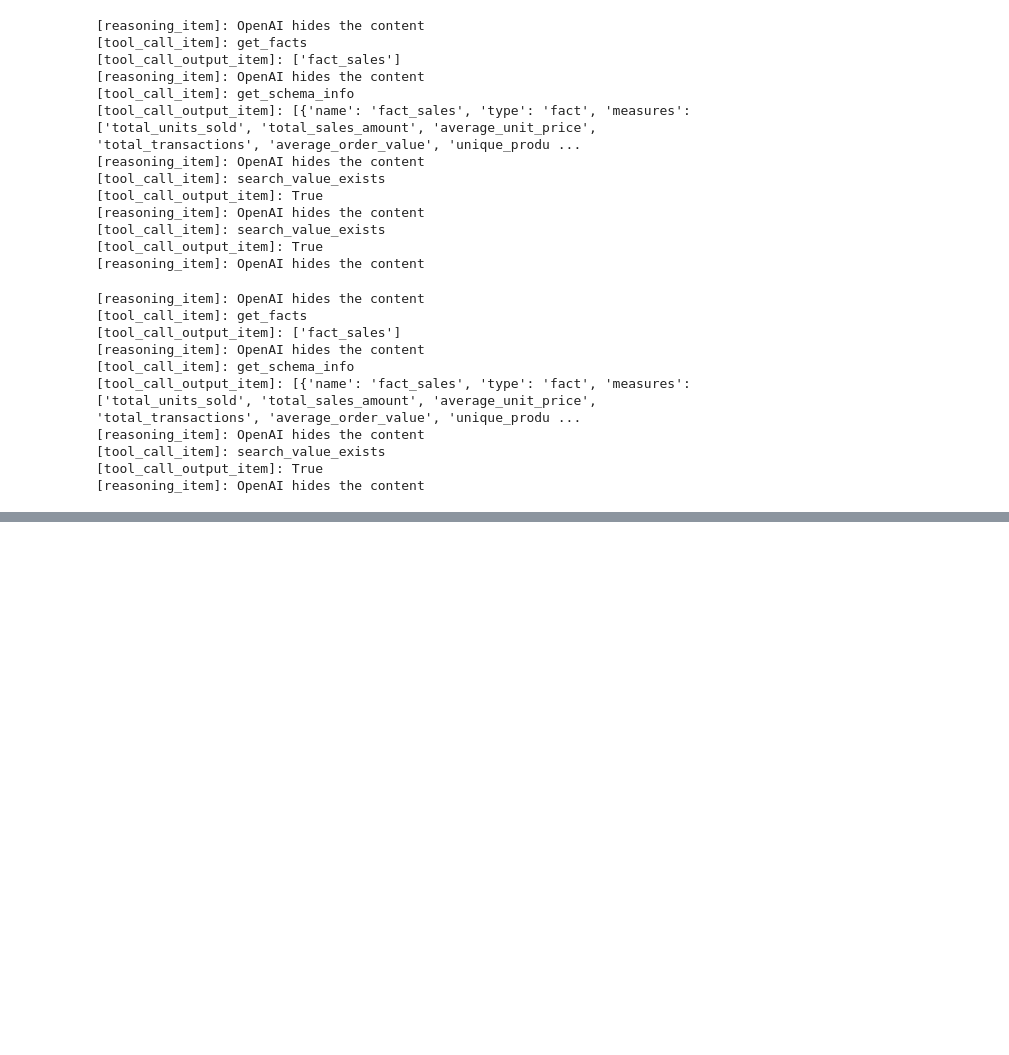
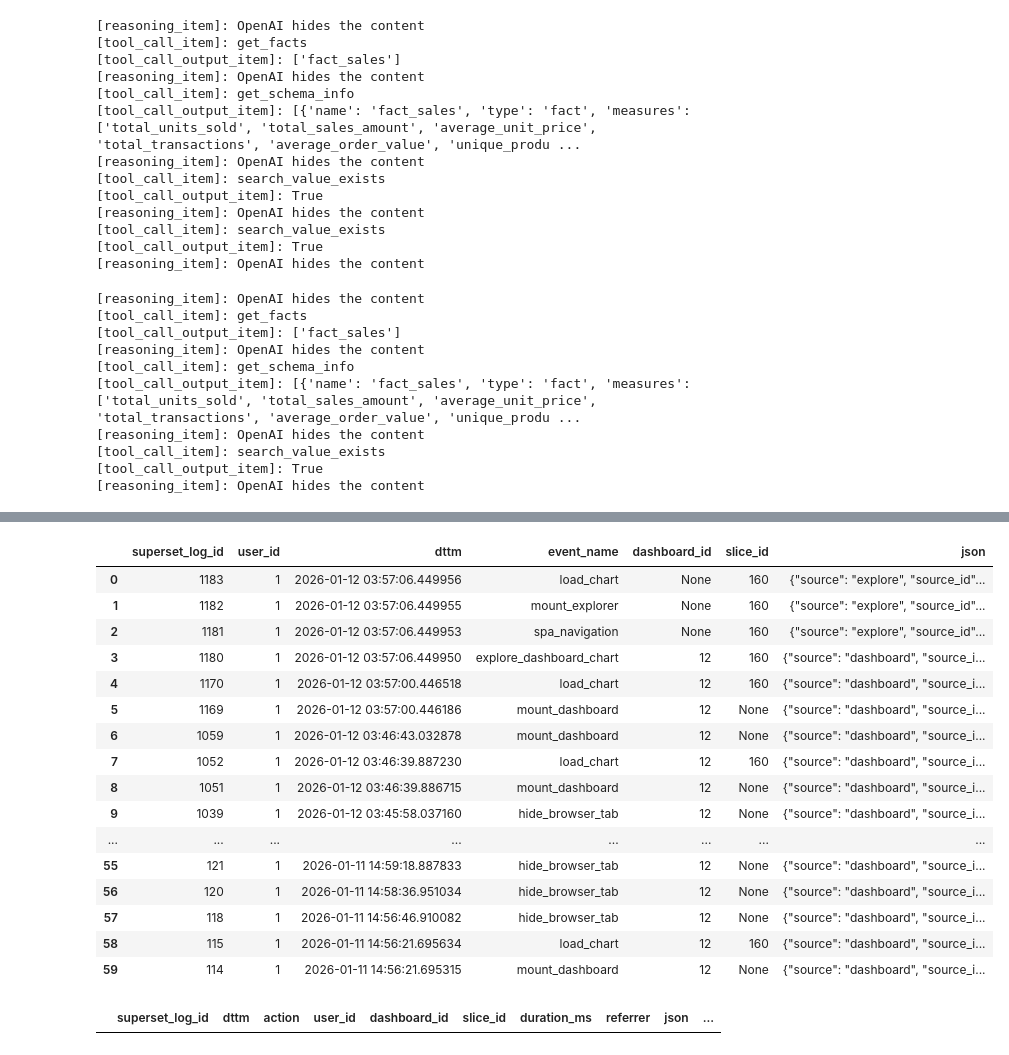
Before and after one commit to simonjisu/TwinBI, a Jupyter notebook: tutorial.ipynb, the cells around one changed output, grey strips where cells are left out. Drawn from its saved outputs; the diff is of its cells as text; code cells hidden in the pictures; blank space fills up the shorter version.

```diff
--- a/tutorial.ipynb
+++ b/tutorial.ipynb
@@ -511,0 +537,6 @@ result.new_items[3].__dict__
+# %%
+for idx, row in df_temp.iterrows():
+    if row['json'] is not None:
+        log_json = json.loads(row['json'])
+        print(log_json.keys())
+        print(log_json.get('queries', {}))
@@ -511,0 +583,47 @@ result.new_items[3].__dict__
+# %%
+import duckdb
+from pathlib import Path
+
+con = duckdb.connect(str(Path("data/logs/events.duckdb")))
+# print(con.execute("SELECT action, COUNT(*) FROM superset_action_logs GROUP BY 1 ORDER BY 2 DESC LIMIT 10").fetchall())
+# print(con.execute("SELECT COUNT(*) FROM superset_action_logs WHERE action='log'").fetchone())
+
+sql = """
+SELECT
+  superset_log_id,
+  user_id,
+  dttm,
+  json_extract_string(json, '$.event_name') AS event_name,
+  json_extract(json, '$.dashboard_id') AS dashboard_id,
+  json_extract(json, '$.slice_id') AS slice_id,
+  json
+FROM superset_action_logs
+WHERE action = 'log'
+ORDER BY dttm DESC;
+"""
+#   AND json_extract_string(json, '$.event_name') = 'drill_by_modal_opened'
+df = con.execute(sql).fetchdf()
+df
+# %% [output]
+|  | superset_log_id | user_id | dttm | event_name | dashboard_id | slice_id | json |
+| 0 | 1183 | 1 | 2026-01-12 03:57:06.449956 | load_chart | None | 160 | {"source": "explore", "source_id"... |
+| 1 | 1182 | 1 | 2026-01-12 03:57:06.449955 | mount_explorer | None | 160 | {"source": "explore", "source_id"... |
+| 2 | 1181 | 1 | 2026-01-12 03:57:06.449953 | spa_navigation | None | 160 | {"source": "explore", "source_id"... |
+| 3 | 1180 | 1 | 2026-01-12 03:57:06.449950 | explore_dashboard_chart | 12 | 160 | {"source": "dashboard", "source_i... |
+| 4 | 1170 | 1 | 2026-01-12 03:57:00.446518 | load_chart | 12 | 160 | {"source": "dashboard", "source_i... |
+| 5 | 1169 | 1 | 2026-01-12 03:57:00.446186 | mount_dashboard | 12 | None | {"source": "dashboard", "source_i... |
+| 6 | 1059 | 1 | 2026-01-12 03:46:43.032878 | mount_dashboard | 12 | None | {"source": "dashboard", "source_i... |
+| 7 | 1052 | 1 | 2026-01-12 03:46:39.887230 | load_chart | 12 | 160 | {"source": "dashboard", "source_i... |
+| 8 | 1051 | 1 | 2026-01-12 03:46:39.886715 | mount_dashboard | 12 | None | {"source": "dashboard", "source_i... |
+| 9 | 1039 | 1 | 2026-01-12 03:45:58.037160 | hide_browser_tab | 12 | None | {"source": "dashboard", "source_i... |
+| ... | ... | ... | ... | ... | ... | ... | ... |
+| 55 | 121 | 1 | 2026-01-11 14:59:18.887833 | hide_browser_tab | 12 | None | {"source": "dashboard", "source_i... |
+| 56 | 120 | 1 | 2026-01-11 14:58:36.951034 | hide_browser_tab | 12 | None | {"source": "dashboard", "source_i... |
+| 57 | 118 | 1 | 2026-01-11 14:56:46.910082 | hide_browser_tab | 12 | None | {"source": "dashboard", "source_i... |
+| 58 | 115 | 1 | 2026-01-11 14:56:21.695634 | load_chart | 12 | 160 | {"source": "dashboard", "source_i... |
+| 59 | 114 | 1 | 2026-01-11 14:56:21.695315 | mount_dashboard | 12 | None | {"source": "dashboard", "source_i... |
+# %%
+df = con.execute("SELECT * FROM superset_action_logs;").fetch_df()
+df.head()
+# %% [output]
+|  | superset_log_id | dttm | action | user_id | dashboard_id | slice_id | duration_ms | referrer | json | ... |
```
Also changed, not shown: parts of 14 cells of this notebook, 18 other files.
